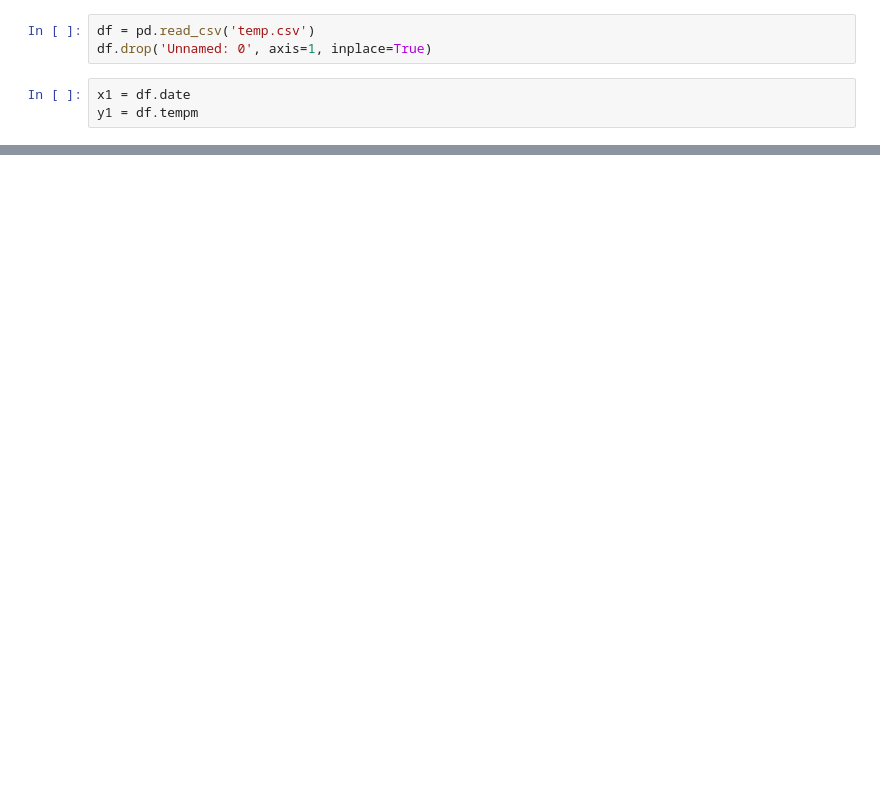
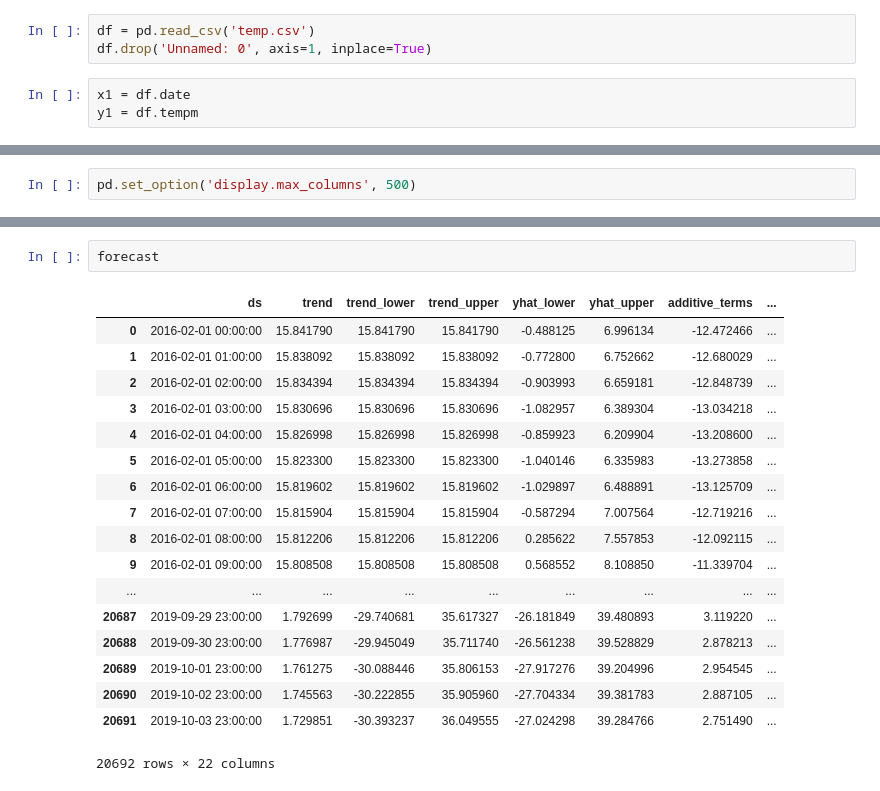
Before and after one commit to frederiksberg/notebooks, a Jupyter notebook: anomaly/anomaly.ipynb, the cells around one changed output, grey strips where cells are left out. Saved outputs shown, nothing was run; the diff lists cells and outputs as text; blank space fills up the shorter version.

```diff
--- a/anomaly/anomaly.ipynb
+++ b/anomaly/anomaly.ipynb
@@ -170,0 +192,2 @@ TypeError: object of type 'numpy.float64' has no len()
+# %%
+pd.set_option('display.max_columns', 500)
@@ -170,0 +215,21 @@ TypeError: object of type 'numpy.float64' has no len()
+# %%
+forecast
+# %% [output]
+|  | ds | trend | trend_lower | trend_upper | yhat_lower | yhat_upper | additive_terms | ... |
+| 0 | 2016-02-01 00:00:00 | 15.841790 | 15.841790 | 15.841790 | -0.488125 | 6.996134 | -12.472466 | ... |
+| 1 | 2016-02-01 01:00:00 | 15.838092 | 15.838092 | 15.838092 | -0.772800 | 6.752662 | -12.680029 | ... |
+| 2 | 2016-02-01 02:00:00 | 15.834394 | 15.834394 | 15.834394 | -0.903993 | 6.659181 | -12.848739 | ... |
+| 3 | 2016-02-01 03:00:00 | 15.830696 | 15.830696 | 15.830696 | -1.082957 | 6.389304 | -13.034218 | ... |
+| 4 | 2016-02-01 04:00:00 | 15.826998 | 15.826998 | 15.826998 | -0.859923 | 6.209904 | -13.208600 | ... |
+| 5 | 2016-02-01 05:00:00 | 15.823300 | 15.823300 | 15.823300 | -1.040146 | 6.335983 | -13.273858 | ... |
+| 6 | 2016-02-01 06:00:00 | 15.819602 | 15.819602 | 15.819602 | -1.029897 | 6.488891 | -13.125709 | ... |
+| 7 | 2016-02-01 07:00:00 | 15.815904 | 15.815904 | 15.815904 | -0.587294 | 7.007564 | -12.719216 | ... |
+| 8 | 2016-02-01 08:00:00 | 15.812206 | 15.812206 | 15.812206 | 0.285622 | 7.557853 | -12.092115 | ... |
+| 9 | 2016-02-01 09:00:00 | 15.808508 | 15.808508 | 15.808508 | 0.568552 | 8.108850 | -11.339704 | ... |
+| ... | ... | ... | ... | ... | ... | ... | ... | ... |
+| 20687 | 2019-09-29 23:00:00 | 1.792699 | -29.740681 | 35.617327 | -26.181849 | 39.480893 | 3.119220 | ... |
+| 20688 | 2019-09-30 23:00:00 | 1.776987 | -29.945049 | 35.711740 | -26.561238 | 39.528829 | 2.878213 | ... |
+| 20689 | 2019-10-01 23:00:00 | 1.761275 | -30.088446 | 35.806153 | -27.917276 | 39.204996 | 2.954545 | ... |
+| 20690 | 2019-10-02 23:00:00 | 1.745563 | -30.222855 | 35.905960 | -27.704334 | 39.381783 | 2.887105 | ... |
+| 20691 | 2019-10-03 23:00:00 | 1.729851 | -30.393237 | 36.049555 | -27.024298 | 39.284766 | 2.751490 | ... |
+20692 rows × 22 columns
```
Also changed, not shown: parts of 20 cells of this notebook.
